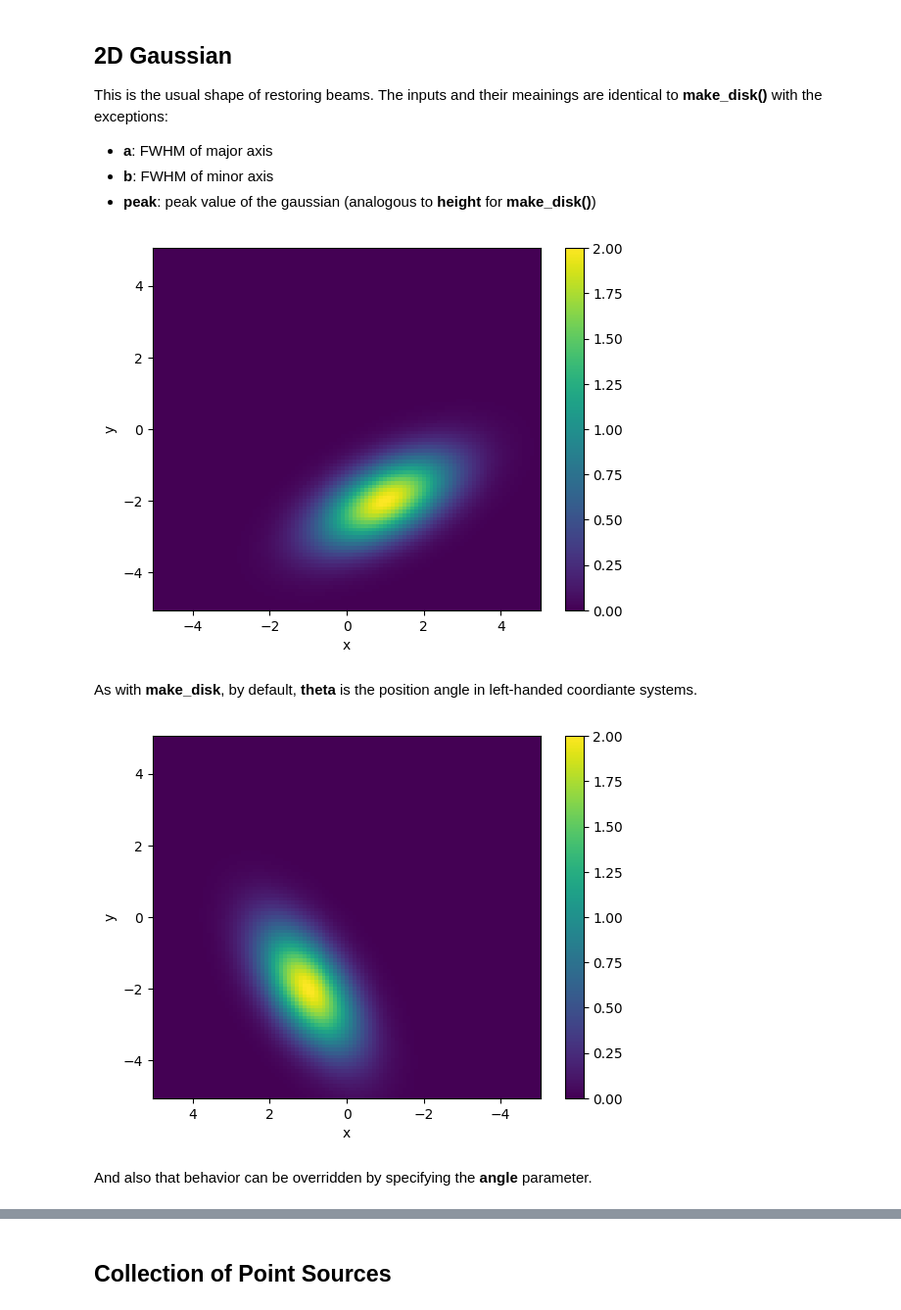
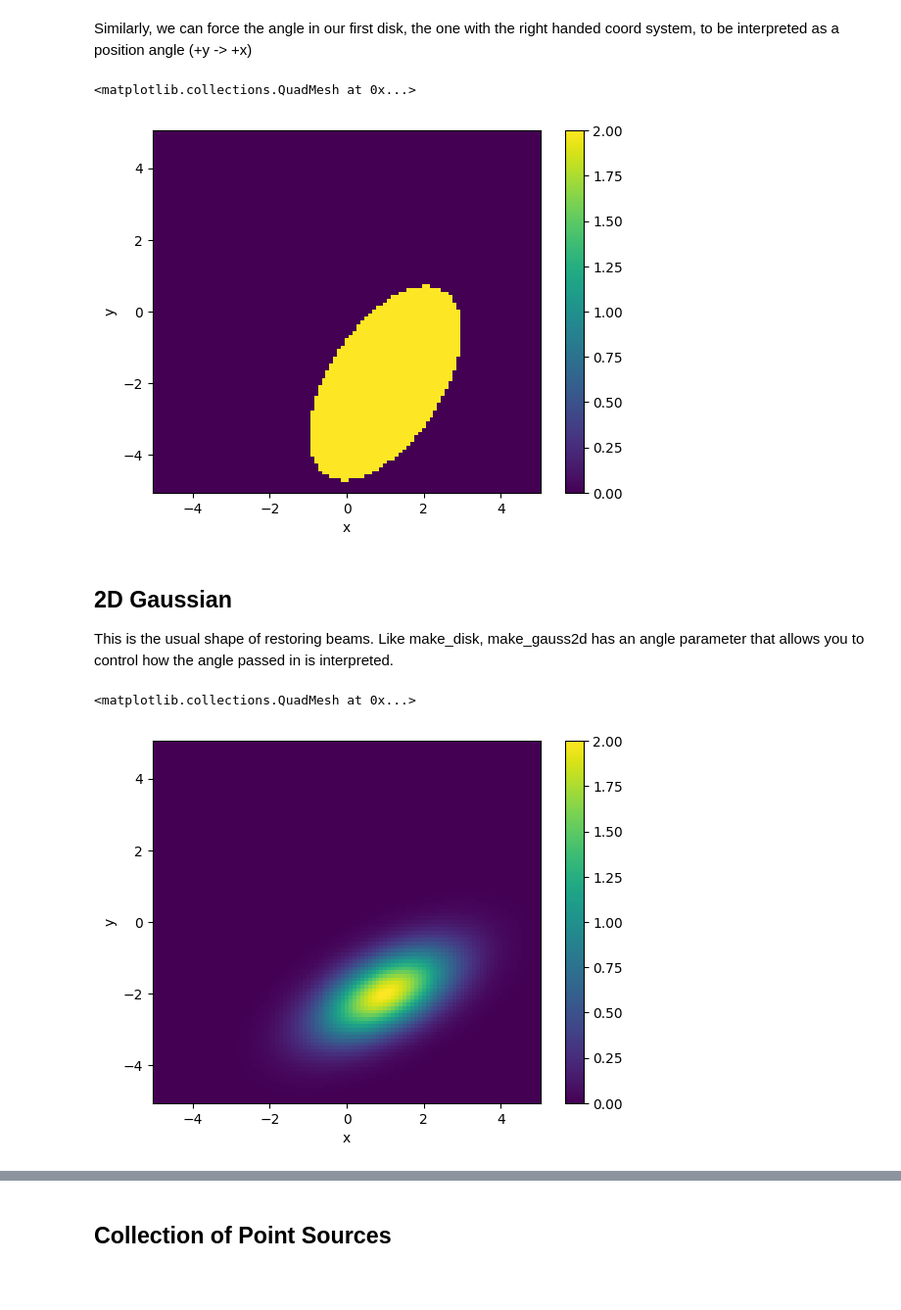
Before and after one commit to casangi/astroviper, a Jupyter notebook: docs/component_models.ipynb, the cells around one changed output, grey strips where cells are left out. Shown at 98% size. Cells and saved outputs as stored; diff of their text form; code cells hidden in the pictures; blank space fills up the shorter version.

```diff
--- a/docs/component_models.ipynb
+++ b/docs/component_models.ipynb
@@ -90,30 +94,25 @@ plot_correct_orientation(disk_flipped_math, "x", "y")
+# %% [markdown]
+Similarly, we can force the angle in our first disk, the one with the right
+handed coord system, to be interpreted as a position angle (+y -> +x)
+# %%
+disk_rh_pa = make_disk(
+    base, a=3.0, b=1.5, theta=np.deg2rad(30), x0=1.0,
+    y0=-2.0, height=2.0, angle="pa"
+)
+disk_rh_pa.plot()
+# %% [output]
+<matplotlib.collections.QuadMesh at 0x...>
+[figure, added]
 # %% [markdown]
 ## 2D Gaussian
 
-This is the usual shape of restoring beams. The inputs and their meainings are identical
-to **make_disk()** with the exceptions:
-
-+ **a**: FWHM of major axis
-+ **b**: FWHM of minor axis
-+ **peak**: peak value of the gaussian (analogous to **height** for **make_disk()**)
+This is the usual shape of restoring beams. Like make_disk, make_gauss2d has an angle parameter that allows you to control how the angle passed in is interpreted.
 # %%
 gauss2d = make_gauss2d(
     base, a=3.0, b=1.5, theta=np.deg2rad(30),
     x0=1.0, y0=-2.0, peak=2.0
 )
-plot_correct_orientation(gauss2d, "x", "y")
+gauss2d.plot()
 # %% [output]
+<matplotlib.collections.QuadMesh at 0x...>
 [figure]
-# %% [markdown]
-As with **make_disk**, by default, **theta** is the position angle in left-handed
-coordiante systems.
-# %%
-gauss2d_flipped = make_gauss2d(
-    base_flipped, a=3.0, b=1.5, theta=30,
-    x0=1.0, y0=-2.0, peak=2.0, degrees=True
-)
-plot_correct_orientation(gauss2d_flipped, "x", "y")
-# %% [output]
-[figure, removed]
-# %% [markdown]
-And also that behavior can be overridden by specifying the **angle** parameter.
```
Also changed, not shown: parts of 17 cells of this notebook.
